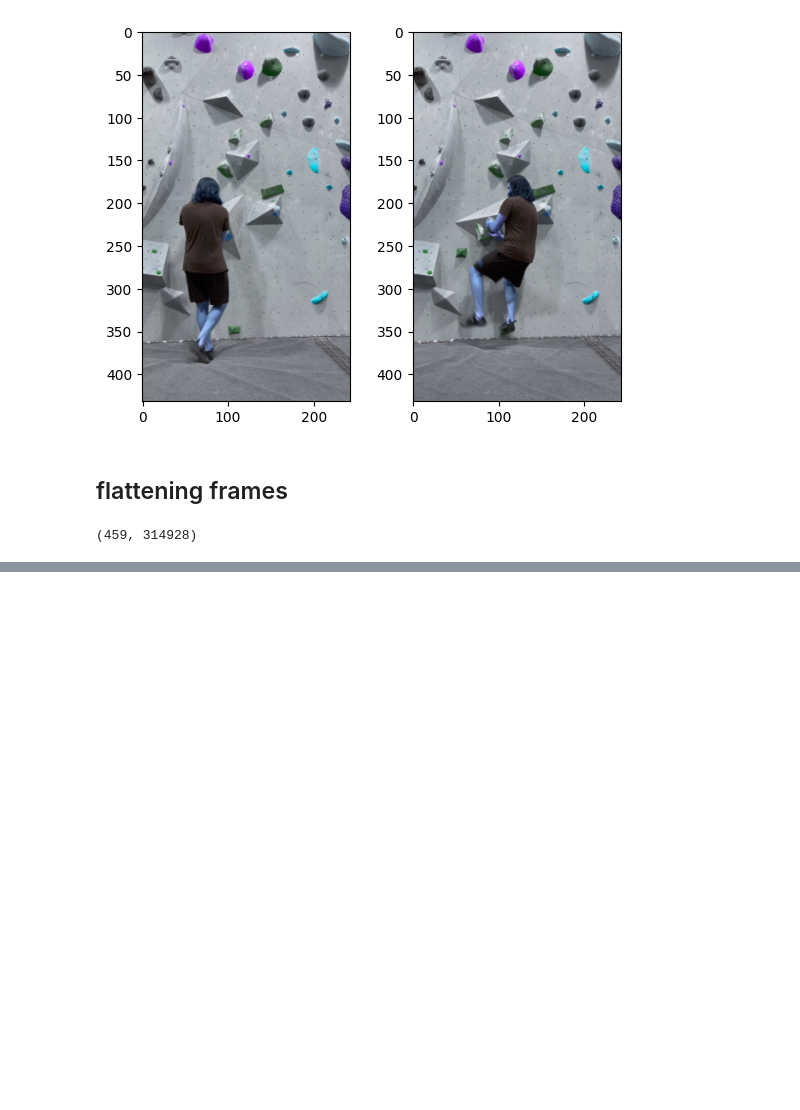
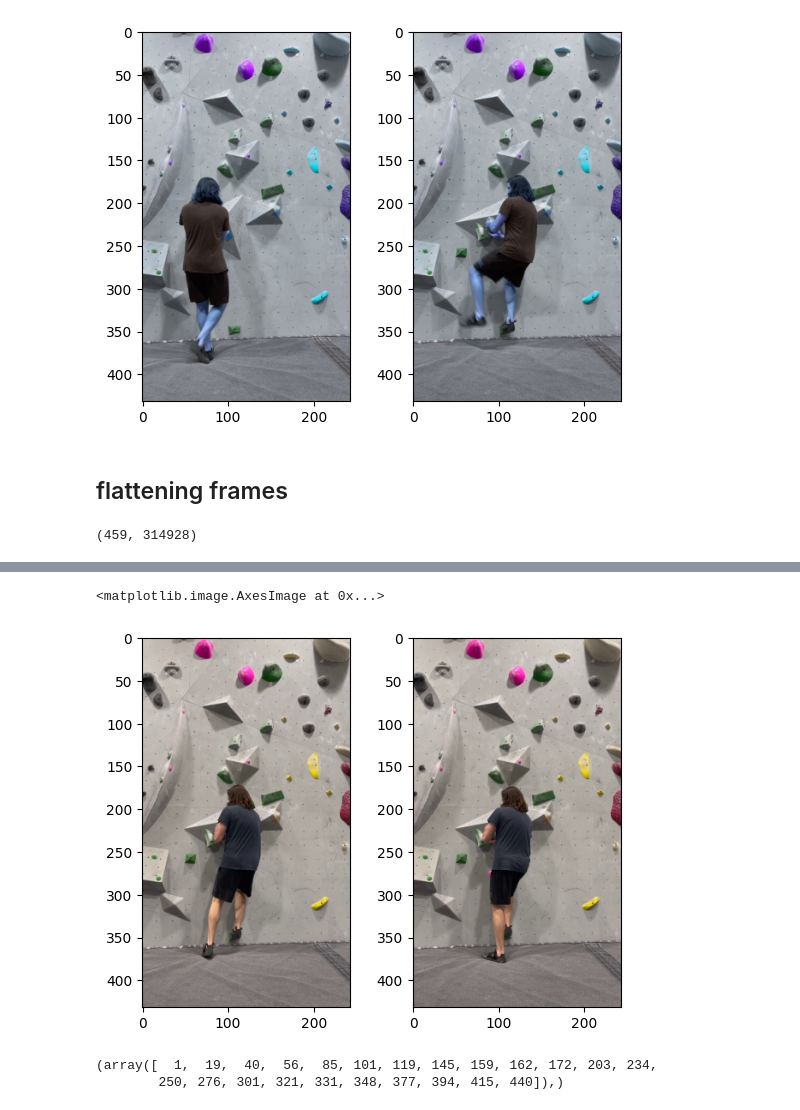
Before and after one commit to ar10000/mountain_goat, a Jupyter notebook: notebooks/move_detector.ipynb, the cells around one changed output, grey strips where cells are left out. Drawn from its saved outputs; the diff is of its cells as text; code cells hidden in the pictures; blank space fills up the shorter version.

```diff
--- a/notebooks/move_detector.ipynb
+++ b/notebooks/move_detector.ipynb
@@ -175,0 +207,12 @@ ax[1].imshow(disimilar_frames[15])
+# %%
+fig, ax = plt.subplots(nrows=1, ncols=2)
+ax[0].imshow(resized_frame_list[40][:, :, ::-1])
+ax[1].imshow(resized_frame_list[56][:, :, ::-1])
+# %% [output]
+<matplotlib.image.AxesImage at 0x...>
+[figure, added]
+# %%
+minimas_indices
+# %% [output]
+(array([  1,  19,  40,  56,  85, 101, 119, 145, 159, 162, 172, 203, 234,
+        250, 276, 301, 321, 331, 348, 377, 394, 415, 440]),)
```
Also changed, not shown: parts of 10 cells of this notebook.
